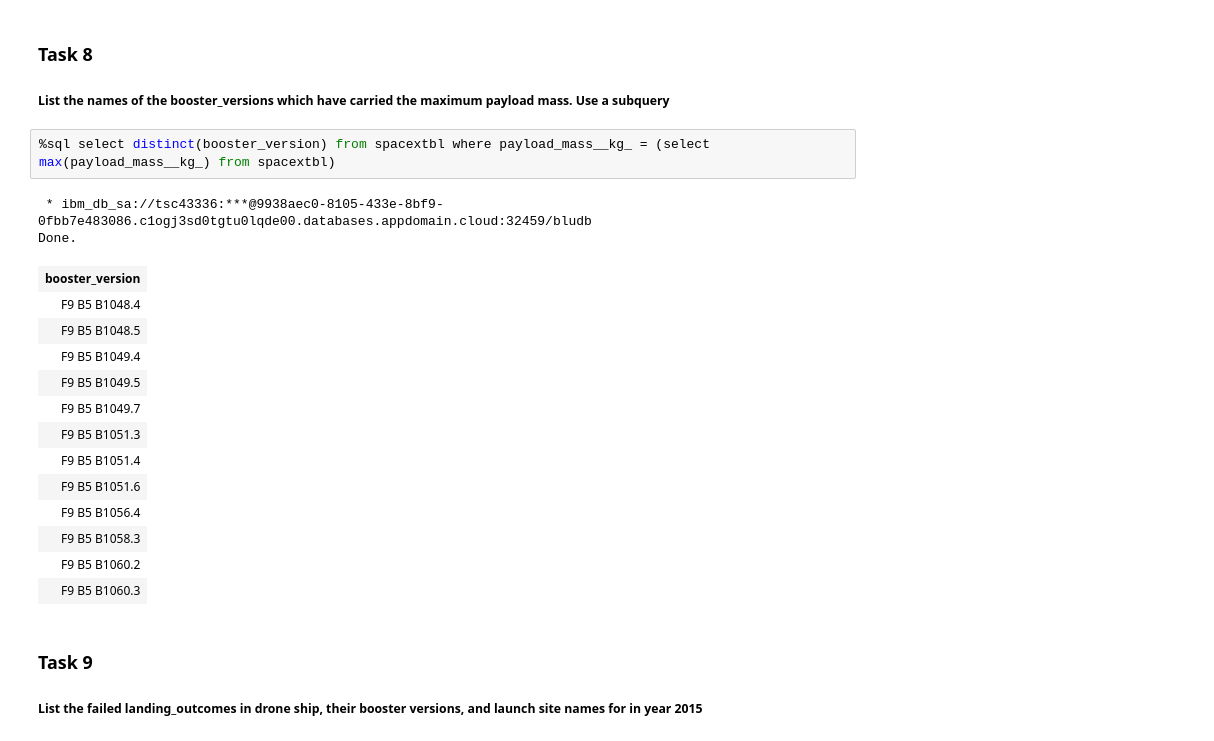
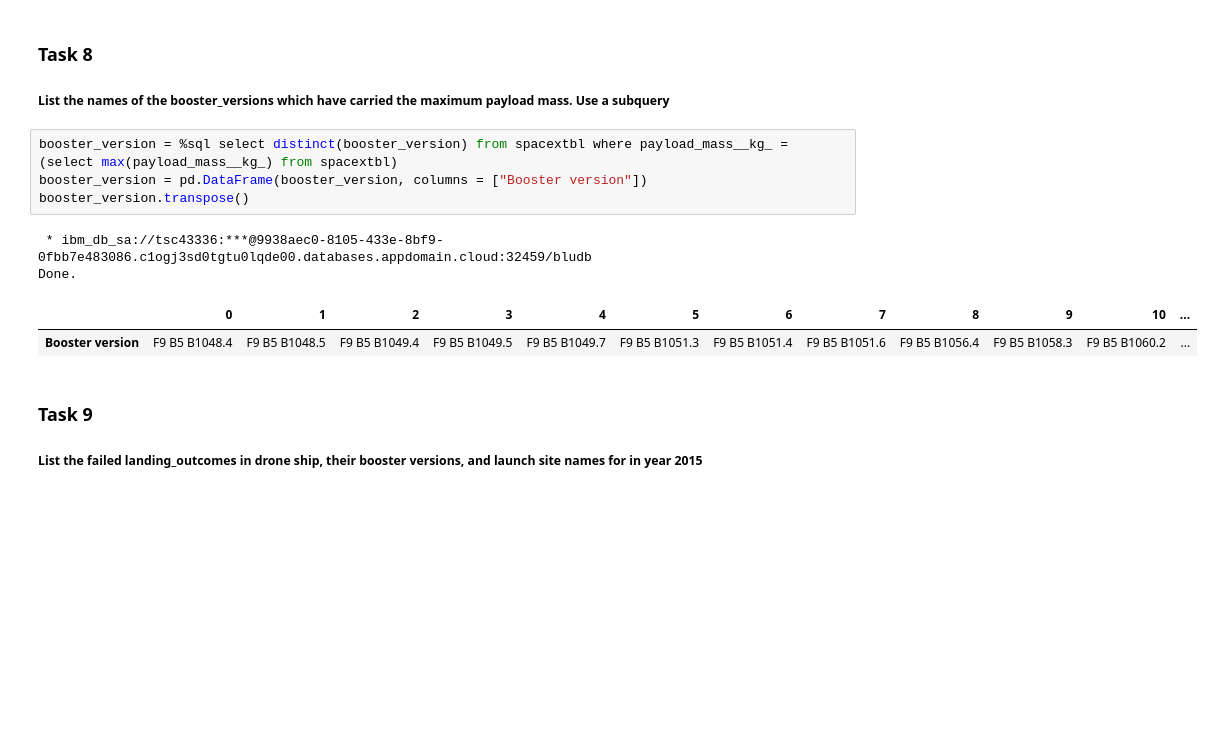
Before and after one commit to MiniAstronaut/MyRepository, a Jupyter notebook: week2/ibmDataSciencecapston-week2-edawithsqllab.ipynb, the cells around one changed output. Drawn from its saved outputs; the diff is of its cells as text; blank space fills up the shorter version.

```diff
--- a/week2/ibmDataSciencecapston-week2-edawithsqllab.ipynb
+++ b/week2/ibmDataSciencecapston-week2-edawithsqllab.ipynb
@@ -224,23 +233,14 @@ Done.
 
 ##### List the   names of the booster_versions which have carried the maximum payload mass. Use a subquery
 # %%
-%sql select distinct(booster_version) from spacextbl where payload_mass__kg_ = (select max(payload_mass__kg_) from spacextbl)
+booster_version = %sql select distinct(booster_version) from spacextbl where payload_mass__kg_ = (select max(payload_mass__kg_) from spacextbl)
+booster_version = pd.DataFrame(booster_version, columns = ["Booster version"])
+booster_version.transpose()
 # %% [output]
  * ibm_db_sa://tsc43336:***@9938aec0-8105-433e-8bf9-0fbb7e483086.c1ogj3sd0tgtu0lqde00.databases.appdomain.cloud:32459/bludb
 Done.
-| booster_version |
-| F9 B5 B1048.4 |
-| F9 B5 B1048.5 |
-| F9 B5 B1049.4 |
-| F9 B5 B1049.5 |
-| F9 B5 B1049.7 |
-| F9 B5 B1051.3 |
-| F9 B5 B1051.4 |
-| F9 B5 B1051.6 |
-| F9 B5 B1056.4 |
-| F9 B5 B1058.3 |
-| F9 B5 B1060.2 |
-| F9 B5 B1060.3 |
+|  | 0 | 1 | 2 | 3 | 4 | 5 | 6 | 7 | 8 | 9 | 10 | ... |
+| Booster version | F9 B5 B1048.4 | F9 B5 B1048.5 | F9 B5 B1049.4 | F9 B5 B1049.5 | F9 B5 B1049.7 | F9 B5 B1051.3 | F9 B5 B1051.4 | F9 B5 B1051.6 | F9 B5 B1056.4 | F9 B5 B1058.3 | F9 B5 B1060.2 | ... |
 # %% [markdown]
 ### Task 9
 
```
Also changed, not shown: parts of 5 cells of this notebook, 1 other file.
